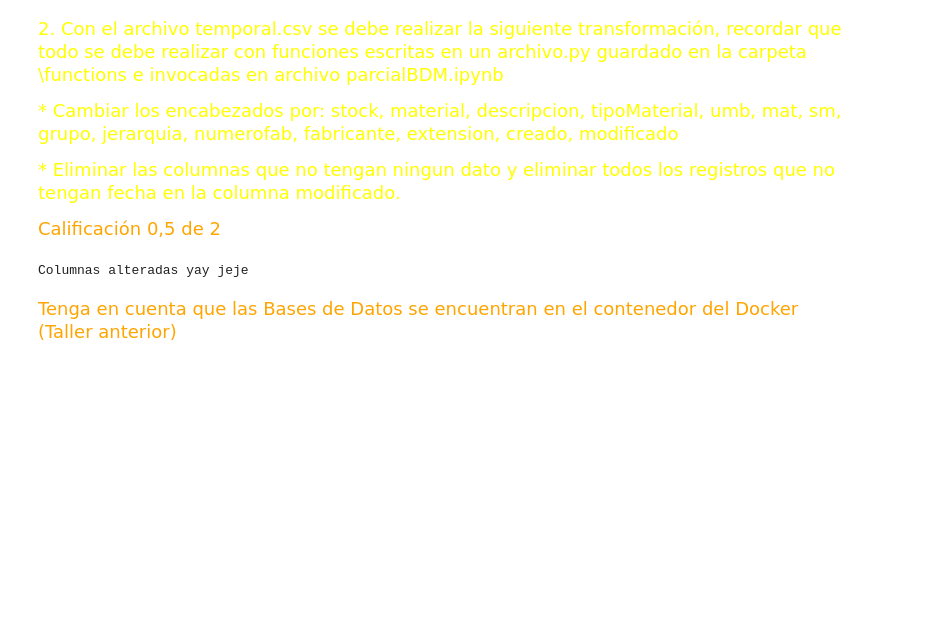
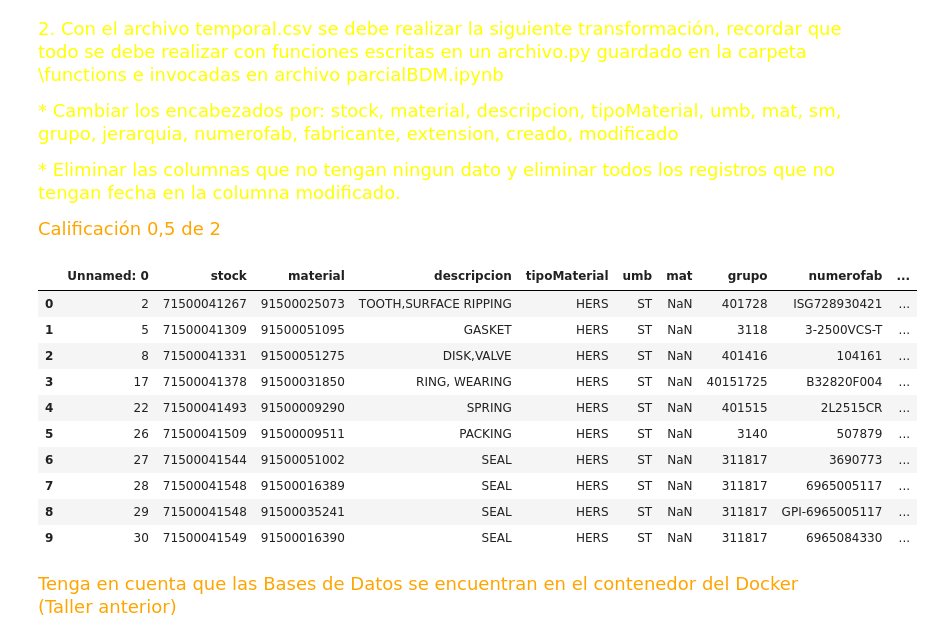
Before and after one commit to juan1jose3/pandas_stuff, a Jupyter notebook: TallerPythonPandas/notebooks/TallerPythonPandas.ipynb, the cells around one changed output. Cells and saved outputs as stored; diff of their text form; code cells hidden in the pictures; blank space fills up the shorter version.

```diff
--- a/TallerPythonPandas/notebooks/TallerPythonPandas.ipynb
+++ b/TallerPythonPandas/notebooks/TallerPythonPandas.ipynb
@@ -242,11 +263,24 @@ Todo unido a csv yay jejej
 # %%
 #Code
 new_columns = ["stock","material","descripcion","tipoMaterial","umb","mat","sm","grupo","jerarquia","numerofab","fabricante","extension","creado","modificado"]
 data_path = os.path.join(os.getcwd(), ".." , "data")
 
-print(alterar_columnas(data_path,new_columns))
+df = alterar_columnas(data_path,new_columns)
+
+csv_df = pd.read_csv(os.path.join(os.getcwd(), ".." , "data" , "temporal.csv"))
+csv_df.head(10)
 # %% [output]
-Columnas alteradas yay jeje
+|  | Unnamed: 0 | stock | material | descripcion | tipoMaterial | umb | mat | grupo | numerofab | ... |
+| 0 | 2 | 71500041267 | 91500025073 | TOOTH,SURFACE RIPPING | HERS | ST | NaN | 401728 | ISG728930421 | ... |
+| 1 | 5 | 71500041309 | 91500051095 | GASKET | HERS | ST | NaN | 3118 | 3-2500VCS-T | ... |
+| 2 | 8 | 71500041331 | 91500051275 | DISK,VALVE | HERS | ST | NaN | 401416 | 104161 | ... |
+| 3 | 17 | 71500041378 | 91500031850 | RING, WEARING | HERS | ST | NaN | 40151725 | B32820F004 | ... |
+| 4 | 22 | 71500041493 | 91500009290 | SPRING | HERS | ST | NaN | 401515 | 2L2515CR | ... |
+| 5 | 26 | 71500041509 | 91500009511 | PACKING | HERS | ST | NaN | 3140 | 507879 | ... |
+| 6 | 27 | 71500041544 | 91500051002 | SEAL | HERS | ST | NaN | 311817 | 3690773 | ... |
+| 7 | 28 | 71500041548 | 91500016389 | SEAL | HERS | ST | NaN | 311817 | 6965005117 | ... |
+| 8 | 29 | 71500041548 | 91500035241 | SEAL | HERS | ST | NaN | 311817 | GPI-6965005117 | ... |
+| 9 | 30 | 71500041549 | 91500016390 | SEAL | HERS | ST | NaN | 311817 | 6965084330 | ... |
 # %% [markdown]
 <font color="orange" size = "4" face = "small fonts">Tenga en cuenta que las Bases de Datos se encuentran en el contenedor del Docker (Taller anterior)</font></center><br>
 # %% [markdown]
```
Also changed, not shown: parts of 29 cells of this notebook, 3 other files.
